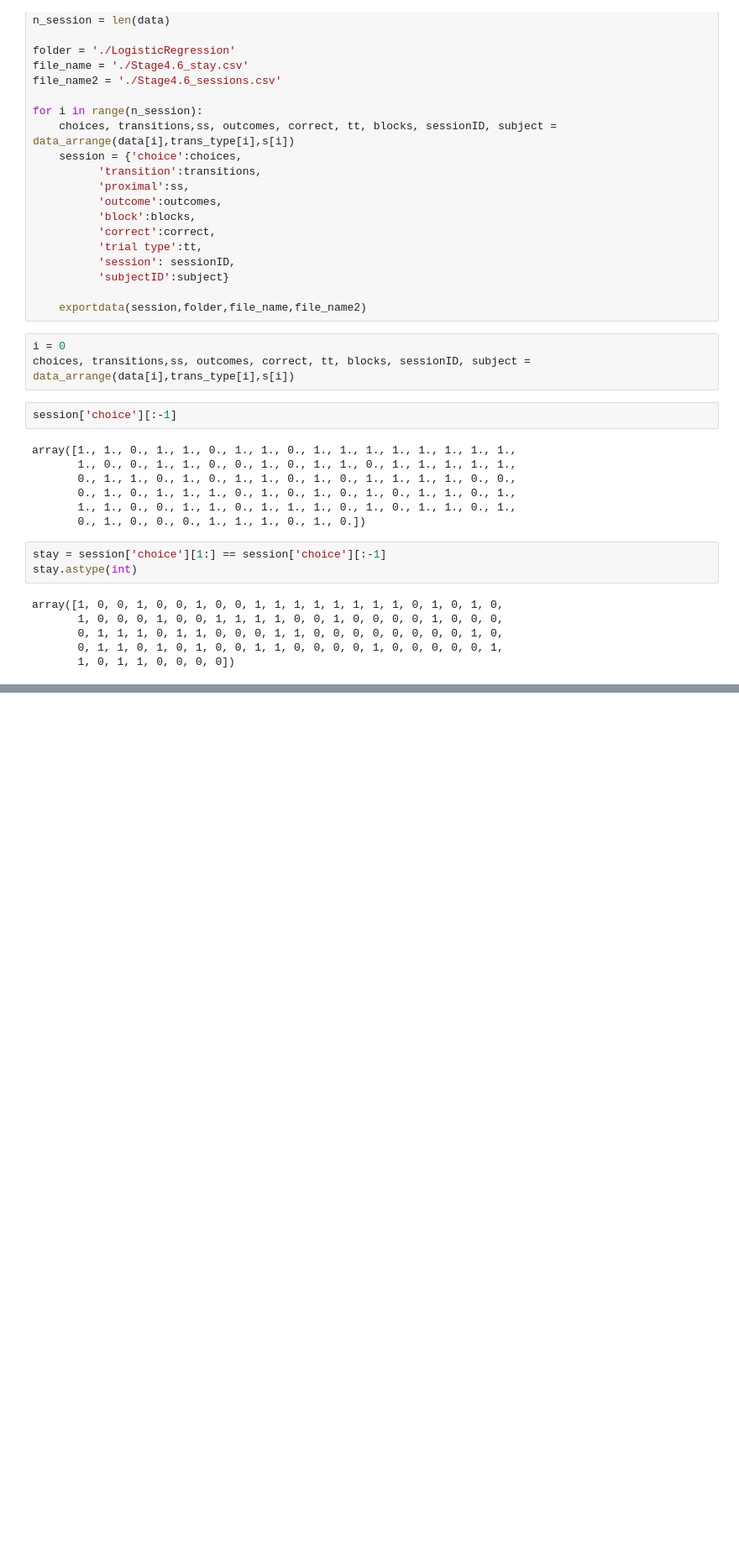
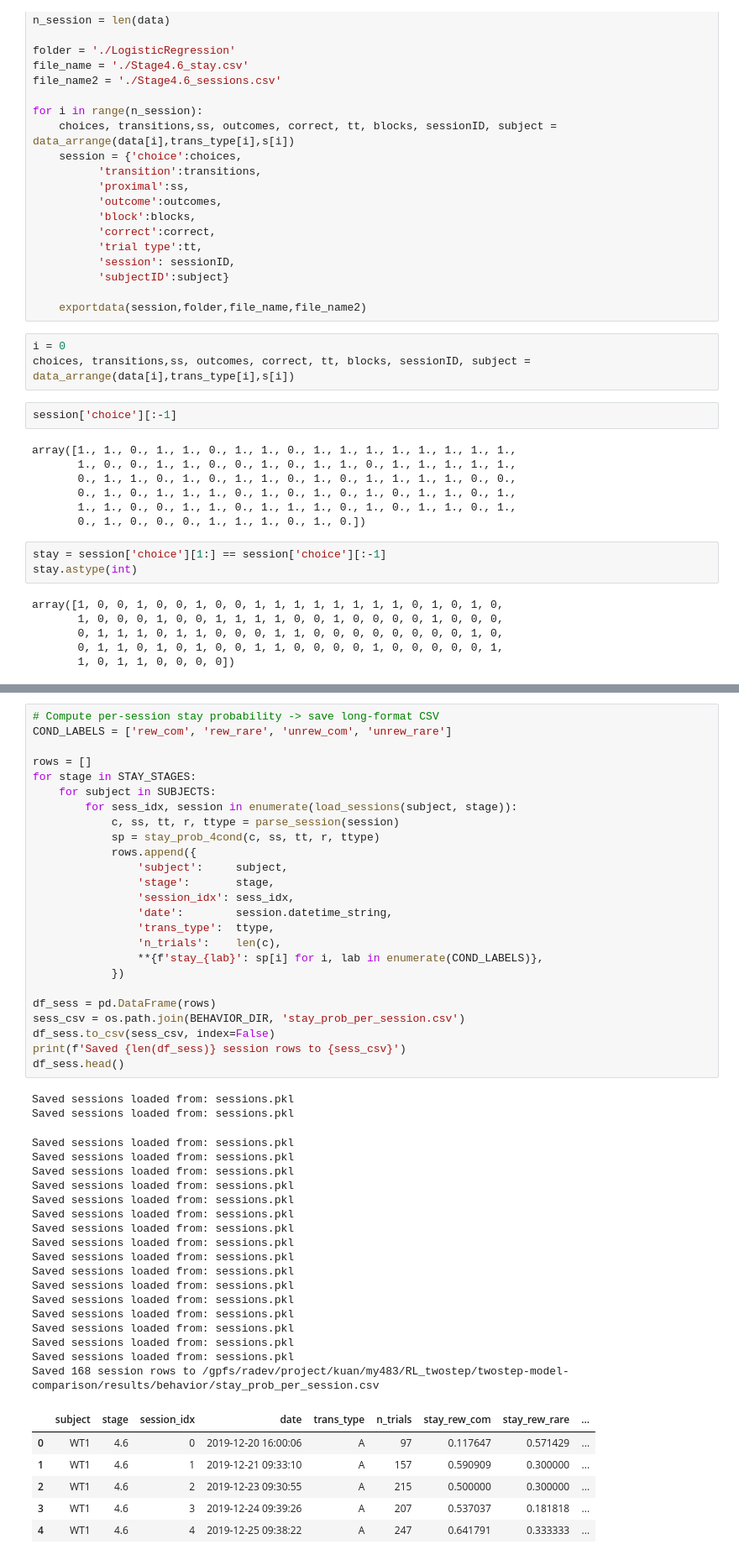
Before and after one commit to m-yasueda/twostep-model-comparison, a Jupyter notebook: notebooks/1_data_preprocessing.ipynb, the cells around one changed output, grey strips where cells are left out. Shown at 84% size. Saved outputs shown, nothing was run; the diff lists cells and outputs as text; blank space fills up the shorter version.

```diff
--- a/notebooks/1_data_preprocessing.ipynb
+++ b/notebooks/1_data_preprocessing.ipynb
@@ -260,0 +365,51 @@ array([1, 0, 0, 1, 0, 0, 1, 0, 0, 1, 1, 1, 1, 1, 1, 1, 1, 0, 1, 0, 1, 0,
+# %%
+# Compute per-session stay probability -> save long-format CSV
+COND_LABELS = ['rew_com', 'rew_rare', 'unrew_com', 'unrew_rare']
+
+rows = []
+for stage in STAY_STAGES:
+    for subject in SUBJECTS:
+        for sess_idx, session in enumerate(load_sessions(subject, stage)):
+            c, ss, tt, r, ttype = parse_session(session)
+            sp = stay_prob_4cond(c, ss, tt, r, ttype)
+            rows.append({
+                'subject':     subject,
+                'stage':       stage,
+                'session_idx': sess_idx,
+                'date':        session.datetime_string,
+                'trans_type':  ttype,
+                'n_trials':    len(c),
+                **{f'stay_{lab}': sp[i] for i, lab in enumerate(COND_LABELS)},
+            })
+
+df_sess = pd.DataFrame(rows)
+sess_csv = os.path.join(BEHAVIOR_DIR, 'stay_prob_per_session.csv')
+df_sess.to_csv(sess_csv, index=False)
+print(f'Saved {len(df_sess)} session rows to {sess_csv}')
+df_sess.head()
+# %% [output]
+Saved sessions loaded from: sessions.pkl
+Saved sessions loaded from: sessions.pkl
+Saved sessions loaded from: sessions.pkl
+Saved sessions loaded from: sessions.pkl
+Saved sessions loaded from: sessions.pkl
+Saved sessions loaded from: sessions.pkl
+Saved sessions loaded from: sessions.pkl
+Saved sessions loaded from: sessions.pkl
+Saved sessions loaded from: sessions.pkl
+Saved sessions loaded from: sessions.pkl
+Saved sessions loaded from: sessions.pkl
+Saved sessions loaded from: sessions.pkl
+Saved sessions loaded from: sessions.pkl
+Saved sessions loaded from: sessions.pkl
+Saved sessions loaded from: sessions.pkl
+Saved sessions loaded from: sessions.pkl
+Saved sessions loaded from: sessions.pkl
+Saved sessions loaded from: sessions.pkl
+Saved 168 session rows to /gpfs/radev/project/kuan/my483/RL_twostep/twostep-model-comparison/results/behavior/stay_prob_per_session.csv
+|  | subject | stage | session_idx | date | trans_type | n_trials | stay_rew_com | stay_rew_rare | ... |
+| 0 | WT1 | 4.6 | 0 | 2019-12-20 16:00:06 | A | 97 | 0.117647 | 0.571429 | ... |
+| 1 | WT1 | 4.6 | 1 | 2019-12-21 09:33:10 | A | 157 | 0.590909 | 0.300000 | ... |
+| 2 | WT1 | 4.6 | 2 | 2019-12-23 09:30:55 | A | 215 | 0.500000 | 0.300000 | ... |
+| 3 | WT1 | 4.6 | 3 | 2019-12-24 09:39:26 | A | 207 | 0.537037 | 0.181818 | ... |
+| 4 | WT1 | 4.6 | 4 | 2019-12-25 09:38:22 | A | 247 | 0.641791 | 0.333333 | ... |
```
Also changed, not shown: parts of 6 cells of this notebook, 31 other files.
